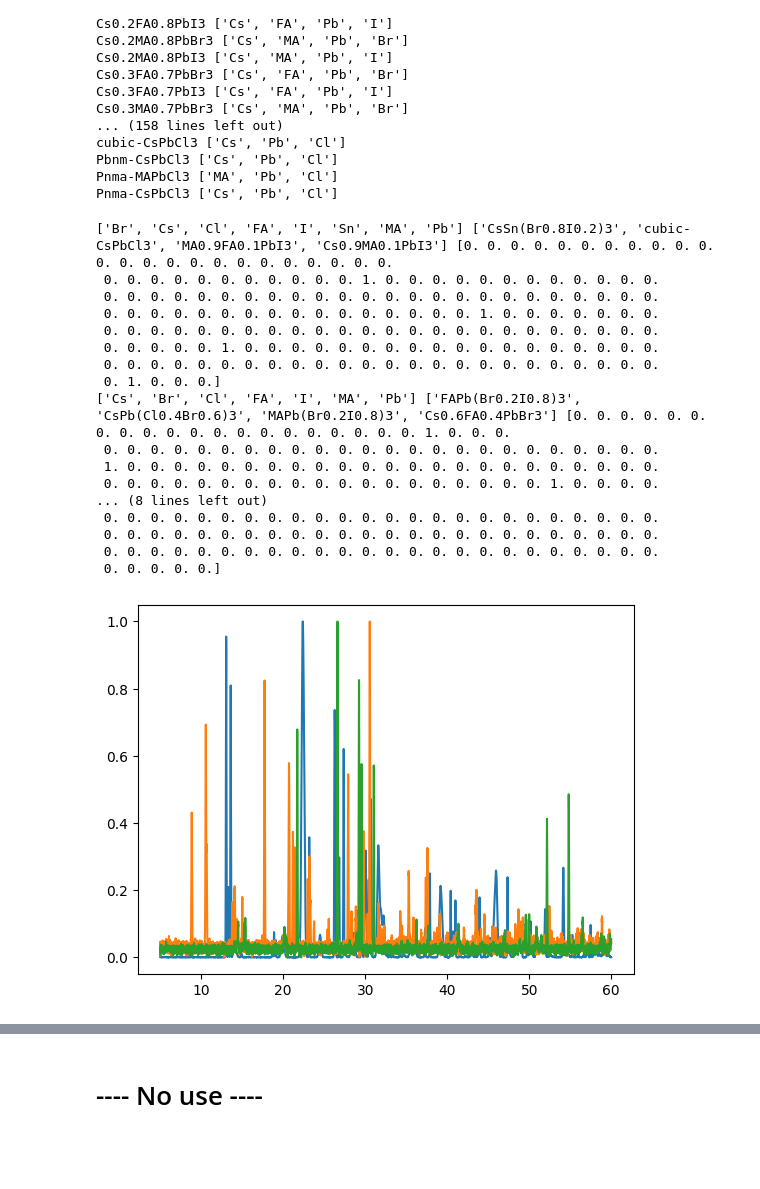
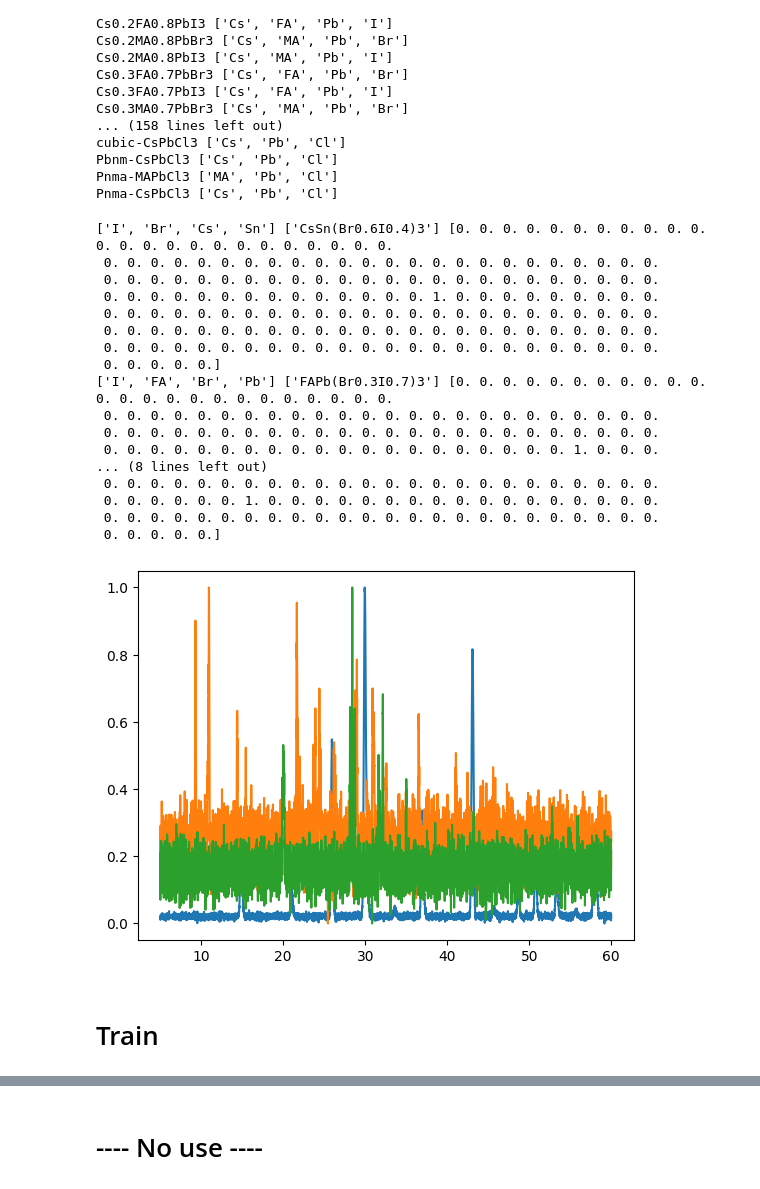
Before and after one commit to shengf22/XRD_Phase_identification, a Jupyter notebook: Train.ipynb, the cells around one changed output, grey strips where cells are left out. Cells and saved outputs as stored; diff of their text form; code cells hidden in the pictures; blank space fills up the shorter version.

Commit message:
Finish training code

```diff
--- a/Train.ipynb
+++ b/Train.ipynb
@@ -87,10 +88,9 @@ class DataLoader():
 
         self.n_mix_list = np.random.randint(1, max_n_mix+1, batch_size)
 
-        self.Xs = np.tile(twotheta,(batch_size,1))
-        self.Ys = np.zeros((batch_size,len(twotheta),1))
+        self.Xs = np.zeros((batch_size,len(twotheta),1))
+        self.Ys = np.zeros((batch_size,self.len))
         self.element_list, self.formula_list = [], []
-        self.labels = np.zeros((batch_size,self.len))
 
         for i in range(batch_size):
             self.sample_idxs = np.random.choice(self.len, size=self.n_mix_list[i], replace=False)
@@ -105,32 +105,32 @@ class DataLoader():
                 for element in self.data['element_list']:
                     if element not in self.elements:
                         self.elements.append(element)
-                self.labels[i, sample_idx] += 1
+                self.Ys[i, sample_idx] += 1
 
-                self.X_short, self.Y_short = self.data['xrd_list'][np.random.randint(0,len(self.data['xrd_list']))]
-                self.Y = np.zeros(twotheta.shape)
-                self.Y[np.searchsorted(twotheta,self.X_short)] = self.Y_short
+                self.twotheta_short, self.X_short = self.data['xrd_list'][np.random.randint(0,len(self.data['xrd_list']))]
+                self.X = np.zeros(twotheta.shape)
+                self.X[np.searchsorted(twotheta,self.twotheta_short)] = self.X_short
 
                 # Missing peak
-                self.Y = self.Y * np.random.binomial(1, np.random.uniform(*peak_probability_range), self.Y.shape[0])
+                self.X = self.X * np.random.binomial(1, np.random.uniform(*peak_probability_range), self.X.shape[0])
 
                 # Intensity variation
-                self.Y = self.Y * np.random.uniform(*intensity_variation_range, self.Y.shape[0])
+                self.X = self.X * np.random.uniform(*intensity_variation_range, self.X.shape[0])
 
                 # Crystal size broadening
                 fwhm = scherrer_fwhm(np.random.uniform(*crystal_size_range), twotheta)
                 sigma = np.mean(fwhm)/(2*np.sqrt(2*np.log(2)))
-                self.Y = gaussian_filter(self.Y, sigma=sigma*100)
+                self.X = gaussian_filter(self.X, sigma=sigma*100)
 
-                self.Ys[i,:,0] += self.Y*self.mixing_ratio[j]
+                self.Xs[i,:,0] += self.X*self.mixing_ratio[j]
 
-            self.Ys[i,:,0] = self.Ys[i,:,0]/np.max(self.Ys[i,:,0]) + np.random.normal(0, np.random.choice(noise_sigma_list), len(twotheta))
-            self.Ys[i,:,0] = (self.Ys[i,:,0]-np.min(self.Ys[i,:,0]))/(np.max(self.Ys[i,:,0])-np.min(self.Ys[i,:,0]))
+            self.Xs[i,:,0] = self.Xs[i,:,0]/np.max(self.Xs[i,:,0]) + np.random.normal(0, np.random.choice(noise_sigma_list), len(twotheta))
+            self.Xs[i,:,0] = (self.Xs[i,:,0]-np.min(self.Xs[i,:,0]))/(np.max(self.Xs[i,:,0])-np.min(self.Xs[i,:,0]))
 
             self.formula_list.append(self.formulas)
             self.element_list.append(list(set(np.array(self.elements).flatten())))
 
-        return self.Xs, self.Ys, self.element_list, self.formula_list, self.labels
+        return self.Xs, self.Ys, self.element_list, self.formula_list
 # %%
 del dataloader
 # %%
@@ -157,27 +157,29 @@ Pbnm-CsPbCl3 ['Cs', 'Pb', 'Cl']
 Pnma-MAPbCl3 ['MA', 'Pb', 'Cl']
 Pnma-CsPbCl3 ['Cs', 'Pb', 'Cl']
 # %%
-Xs, Ys, element_list, formula_list, labels = dataloader.load_data(batch_size=3, max_n_mix=5,
+Xs, Ys, element_list, formula_list = dataloader.load_data(batch_size=3, max_n_mix=5,
                                                                  noise_sigma_list=np.logspace(-4,-1,num=101))
 for i in range(len(element_list)):
-    plt.plot(Xs[i], Ys[i])
-    print(element_list[i], formula_list[i], labels[i])
+    plt.plot(np.arange(5.00, 60.01, 0.01), Xs[i])
+    print(element_list[i], formula_list[i], Ys[i])
 # %% [output]
-['Br', 'Cs', 'Cl', 'FA', 'I', 'Sn', 'MA', 'Pb'] ['CsSn(Br0.8I0.2)3', 'cubic-CsPbCl3', 'MA0.9FA0.1PbI3', 'Cs0.9MA0.1PbI3'] [0. 0. 0. 0. 0. 0. 0. 0. 0. 0. 0. 0. 0. 0. 0. 0. 0. 0. 0. 0. 0. 0. 0. 0.
- 0. 0. 0. 0. 0. 0. 0. 0. 0. 0. 0. 1. 0. 0. 0. 0. 0. 0. 0. 0. 0. 0. 0. 0.
+['I', 'Br', 'Cs', 'Sn'] ['CsSn(Br0.6I0.4)3'] [0. 0. 0. 0. 0. 0. 0. 0. 0. 0. 0. 0. 0. 0. 0. 0. 0. 0. 0. 0. 0. 0. 0. 0.
  0. 0. 0. 0. 0. 0. 0. 0. 0. 0. 0. 0. 0. 0. 0. 0. 0. 0. 0. 0. 0. 0. 0. 0.
- 0. 0. 0. 0. 0. 0. 0. 0. 0. 0. 0. 0. 0. 0. 0. 0. 1. 0. 0. 0. 0. 0. 0. 0.
  0. 0. 0. 0. 0. 0. 0. 0. 0. 0. 0. 0. 0. 0. 0. 0. 0. 0. 0. 0. 0. 0. 0. 0.
- 0. 0. 0. 0. 0. 1. 0. 0. 0. 0. 0. 0. 0. 0. 0. 0. 0. 0. 0. 0. 0. 0. 0. 0.
- 0. 0. 0. 0. 0. 0. 0. 0. 0. 0. 0. 0. 0. 0. 0. 0. 0. 0. 0. 0. 0. 0. 0. 0.
- 0. 1. 0. 0. 0.]
-['Cs', 'Br', 'Cl', 'FA', 'I', 'MA', 'Pb'] ['FAPb(Br0.2I0.8)3', 'CsPb(Cl0.4Br0.6)3', 'MAPb(Br0.2I0.8)3', 'Cs0.6FA0.4PbBr3'] [0. 0. 0. 0. 0. 0. 0. 0. 0. 0. 0. 0. 0. 0. 0. 0. 0. 0. 0. 0. 1. 0. 0. 0.
- 0. 0. 0. 0. 0. 0. 0. 0. 0. 0. 0. 0. 0. 0. 0. 0. 0. 0. 0. 0. 0. 0. 0. 0.
- 1. 0. 0. 0. 0. 0. 0. 0. 0. 0. 0. 0. 0. 0. 0. 0. 0. 0. 0. 0. 0. 0. 0. 0.
- 0. 0. 0. 0. 0. 0. 0. 0. 0. 0. 0. 0. 0. 0. 0. 0. 0. 0. 0. 1. 0. 0. 0. 0.
-... (8 lines left out)
+ 0. 0. 0. 0. 0. 0. 0. 0. 0. 0. 0. 0. 0. 0. 1. 0. 0. 0. 0. 0. 0. 0. 0. 0.
  0. 0. 0. 0. 0. 0. 0. 0. 0. 0. 0. 0. 0. 0. 0. 0. 0. 0. 0. 0. 0. 0. 0. 0.
  0. 0. 0. 0. 0. 0. 0. 0. 0. 0. 0. 0. 0. 0. 0. 0. 0. 0. 0. 0. 0. 0. 0. 0.
  0. 0. 0. 0. 0. 0. 0. 0. 0. 0. 0. 0. 0. 0. 0. 0. 0. 0. 0. 0. 0. 0. 0. 0.
  0. 0. 0. 0. 0.]
+['I', 'FA', 'Br', 'Pb'] ['FAPb(Br0.3I0.7)3'] [0. 0. 0. 0. 0. 0. 0. 0. 0. 0. 0. 0. 0. 0. 0. 0. 0. 0. 0. 0. 0. 0. 0. 0.
+ 0. 0. 0. 0. 0. 0. 0. 0. 0. 0. 0. 0. 0. 0. 0. 0. 0. 0. 0. 0. 0. 0. 0. 0.
+ 0. 0. 0. 0. 0. 0. 0. 0. 0. 0. 0. 0. 0. 0. 0. 0. 0. 0. 0. 0. 0. 0. 0. 0.
+ 0. 0. 0. 0. 0. 0. 0. 0. 0. 0. 0. 0. 0. 0. 0. 0. 0. 0. 0. 0. 1. 0. 0. 0.
+... (8 lines left out)
+ 0. 0. 0. 0. 0. 0. 0. 0. 0. 0. 0. 0. 0. 0. 0. 0. 0. 0. 0. 0. 0. 0. 0. 0.
+ 0. 0. 0. 0. 0. 0. 1. 0. 0. 0. 0. 0. 0. 0. 0. 0. 0. 0. 0. 0. 0. 0. 0. 0.
+ 0. 0. 0. 0. 0. 0. 0. 0. 0. 0. 0. 0. 0. 0. 0. 0. 0. 0. 0. 0. 0. 0. 0. 0.
+ 0. 0. 0. 0. 0.]
-[figure, old version]
+[figure, new version]
+# %% [markdown]
+# Train
```
Also changed, not shown: parts of 12 cells of this notebook, 1 other file.
